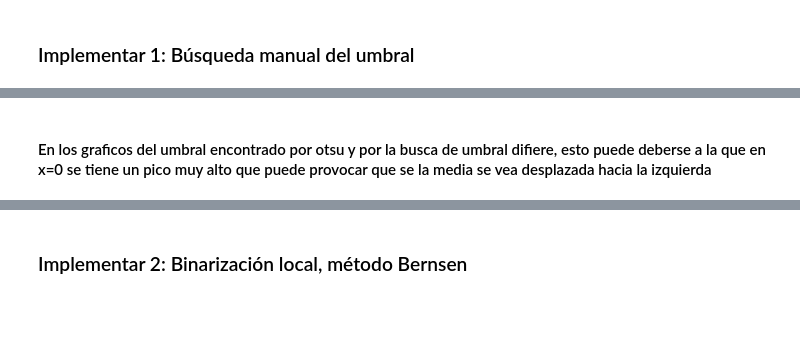
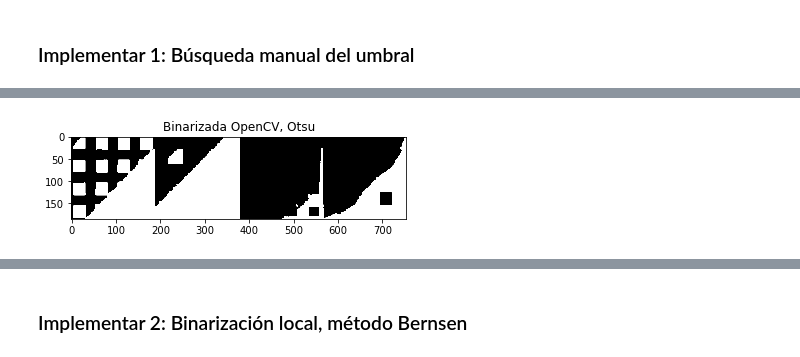
Before and after one commit to Elianagam/FundRobotica, a Jupyter notebook: balance/Binarizacion.ipynb, the cells around one changed output, grey strips where cells are left out. Cells and saved outputs as stored; diff of their text form; code cells hidden in the pictures; blank space fills up the shorter version.

```diff
--- a/balance/Binarizacion.ipynb
+++ b/balance/Binarizacion.ipynb
@@ -103,2 +112,6 @@ fig.show()
-# %% [markdown]
-#### En los graficos del umbral encontrado por otsu y por la busca de umbral difiere, esto puede deberse a la que en x=0 se tiene un pico muy alto que puede provocar que se la media se vea desplazada hacia la izquierda
+# %%
+plt.imshow(th2,cmap='gray', vmin=0, vmax=1)
+plt.title('Binarizada OpenCV, Otsu')
+plt.show()
+# %% [output]
+[figure, added]
```
Also changed, not shown: parts of 10 cells of this notebook.
